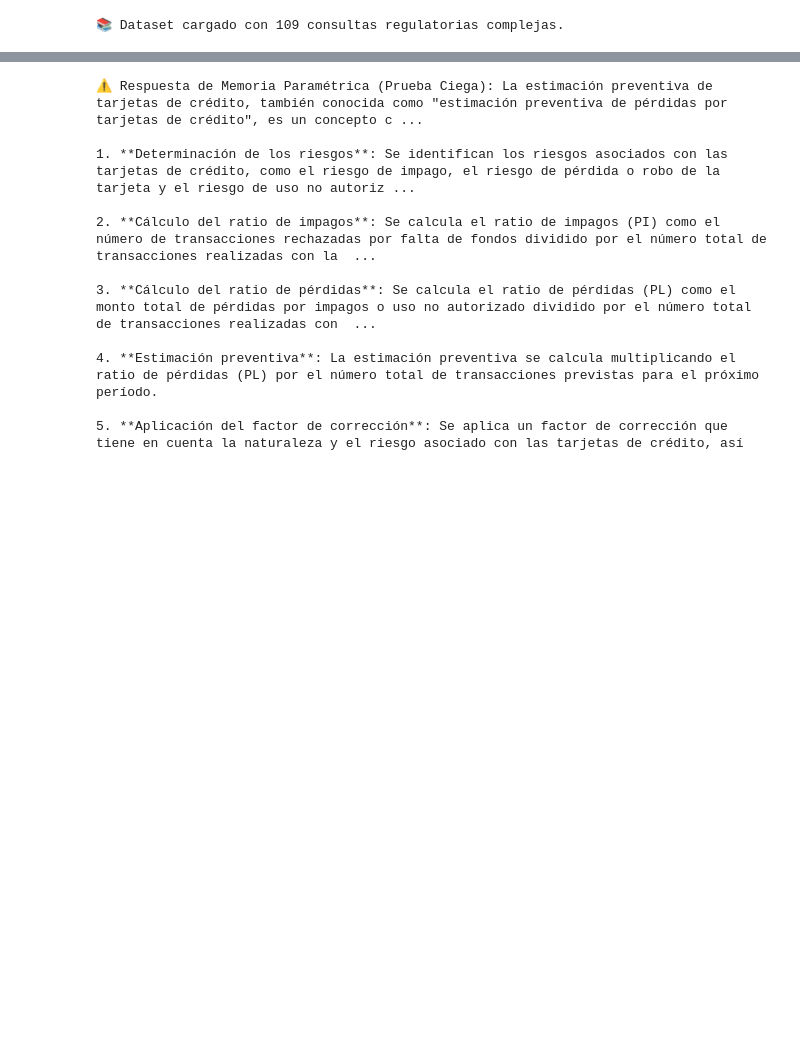
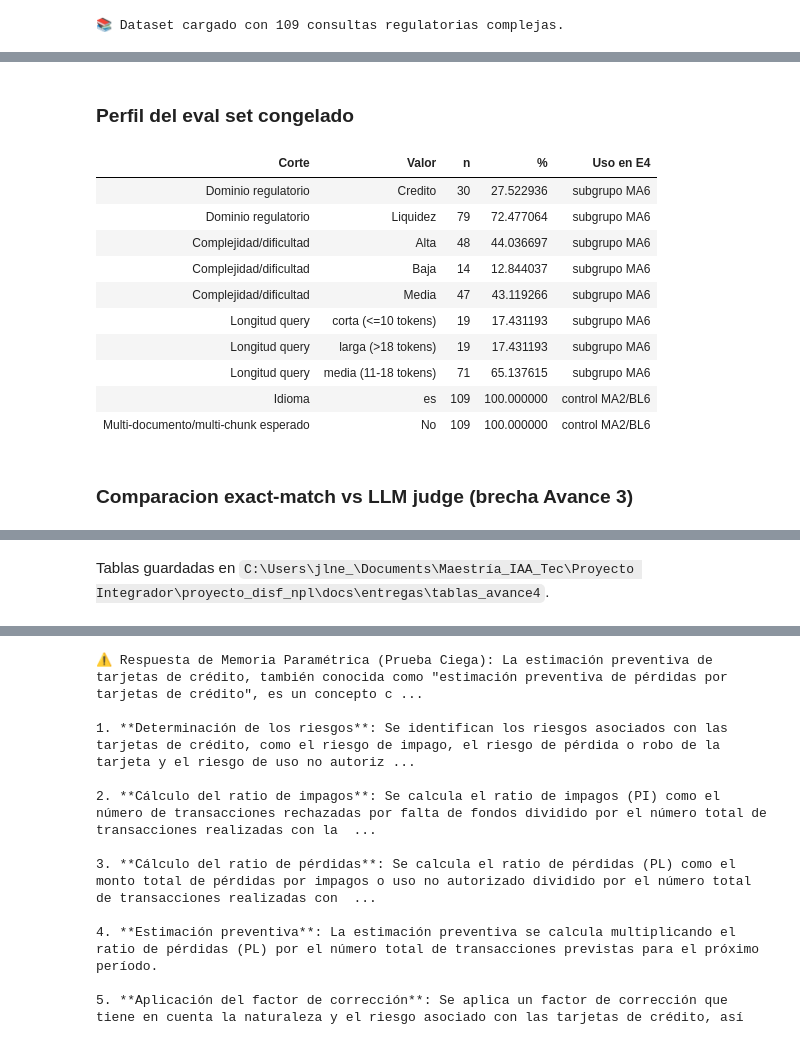
Before and after one commit to alexandro-mayoral-teran/proyecto_disf_npl, a Jupyter notebook: notebooks/Avance4_#8.ipynb, the cells around one changed output, grey strips where cells are left out. Drawn from its saved outputs; the diff is of its cells as text; code cells hidden in the pictures; blank space fills up the shorter version.

```diff
--- a/notebooks/Avance4_#8.ipynb
+++ b/notebooks/Avance4_#8.ipynb
@@ -179,0 +243,16 @@ print(f"📚 Dataset cargado con {len(dataset)} consultas regulatorias complejas
+# %%
+tablas_avance4 = mostrar_tablas_avance4(project_root, secciones=("dataset_profile", "exact_vs_llm"))
+# %% [output]
+### Perfil del eval set congelado
+| Corte | Valor | n | % | Uso en E4 |
+| Dominio regulatorio | Credito | 30 | 27.522936 | subgrupo MA6 |
+| Dominio regulatorio | Liquidez | 79 | 72.477064 | subgrupo MA6 |
+| Complejidad/dificultad | Alta | 48 | 44.036697 | subgrupo MA6 |
+| Complejidad/dificultad | Baja | 14 | 12.844037 | subgrupo MA6 |
+| Complejidad/dificultad | Media | 47 | 43.119266 | subgrupo MA6 |
+| Longitud query | corta (<=10 tokens) | 19 | 17.431193 | subgrupo MA6 |
+| Longitud query | larga (>18 tokens) | 19 | 17.431193 | subgrupo MA6 |
+| Longitud query | media (11-18 tokens) | 71 | 65.137615 | subgrupo MA6 |
+| Idioma | es | 109 | 100.000000 | control MA2/BL6 |
+| Multi-documento/multi-chunk esperado | No | 109 | 100.000000 | control MA2/BL6 |
+### Comparacion exact-match vs LLM judge (brecha Avance 3)
@@ -179,0 +269 @@ print(f"📚 Dataset cargado con {len(dataset)} consultas regulatorias complejas
+Tablas guardadas en `C:\Users\jlne_\Documents\Maestría_IAA_Tec\Proyecto Integrador\proyecto_disf_npl\docs\entregas\tablas_avance4`.
```
Also changed, not shown: parts of 49 cells of this notebook, 49 other files.
